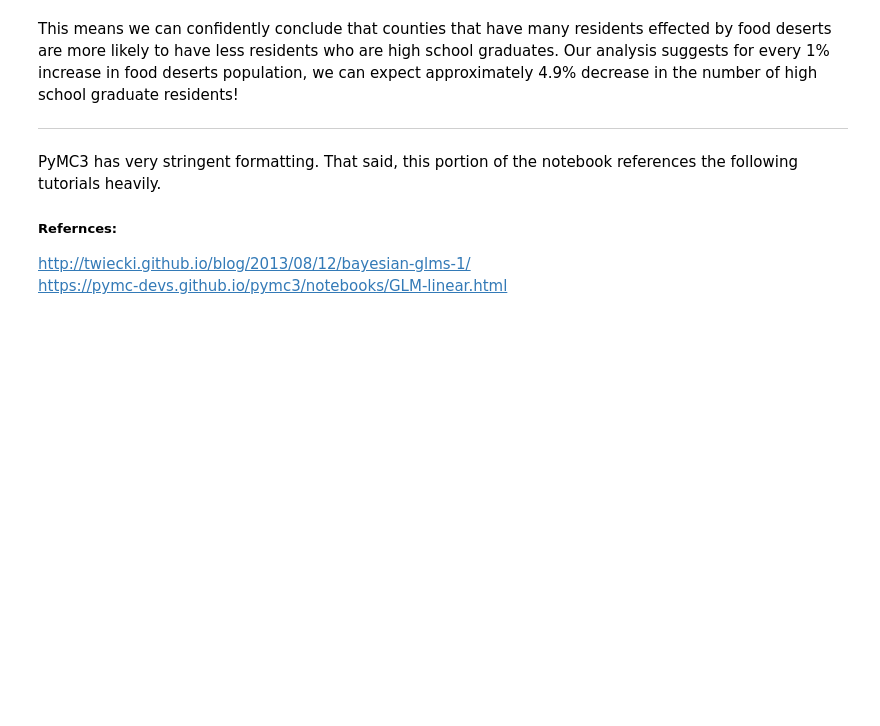
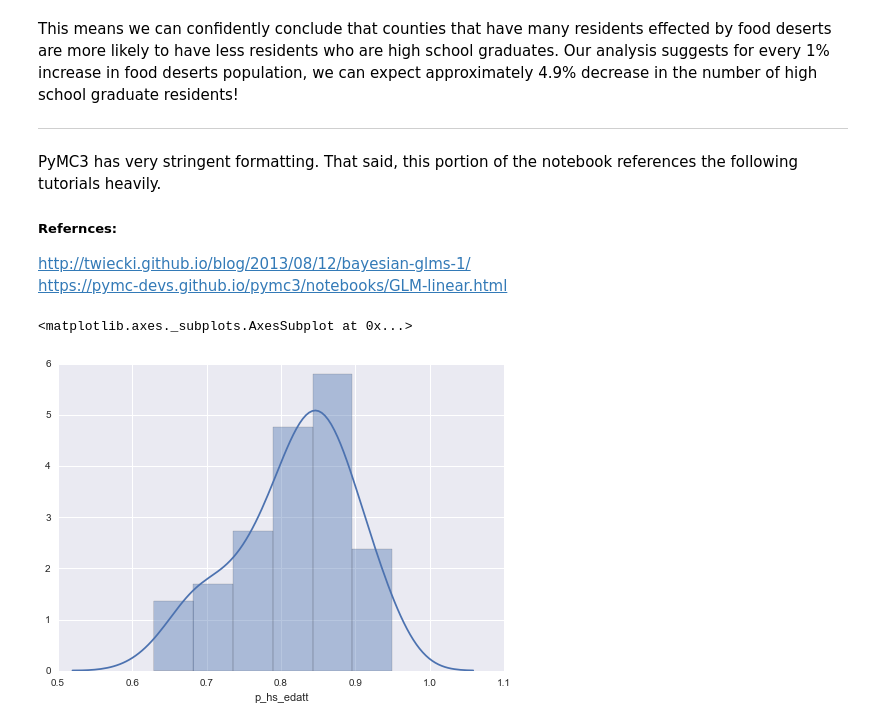
Before and after one commit to JamesSkane/desert_workspace, a Jupyter notebook: Presentation_Univariate_lin_reg.ipynb, the cells around one changed output. Cells and saved outputs as stored; diff of their text form; code cells hidden in the pictures; blank space fills up the shorter version.

```diff
--- a/Presentation_Univariate_lin_reg.ipynb
+++ b/Presentation_Univariate_lin_reg.ipynb
@@ -921,3 +918,9 @@ PyMC3 has very stringent formatting. That said, this portion of the notebook ref
 ##### Refernces:
 http://twiecki.github.io/blog/2013/08/12/bayesian-glms-1/
 https://pymc-devs.github.io/pymc3/notebooks/GLM-linear.html
+# %%
+df['pop_in_des']
+sns.distplot(df['p_hs_edatt'])
+# %% [output]
+<matplotlib.axes._subplots.AxesSubplot at 0x...>
+[figure, added]
```
Also changed, not shown: parts of 19 cells of this notebook, 2 other files.
